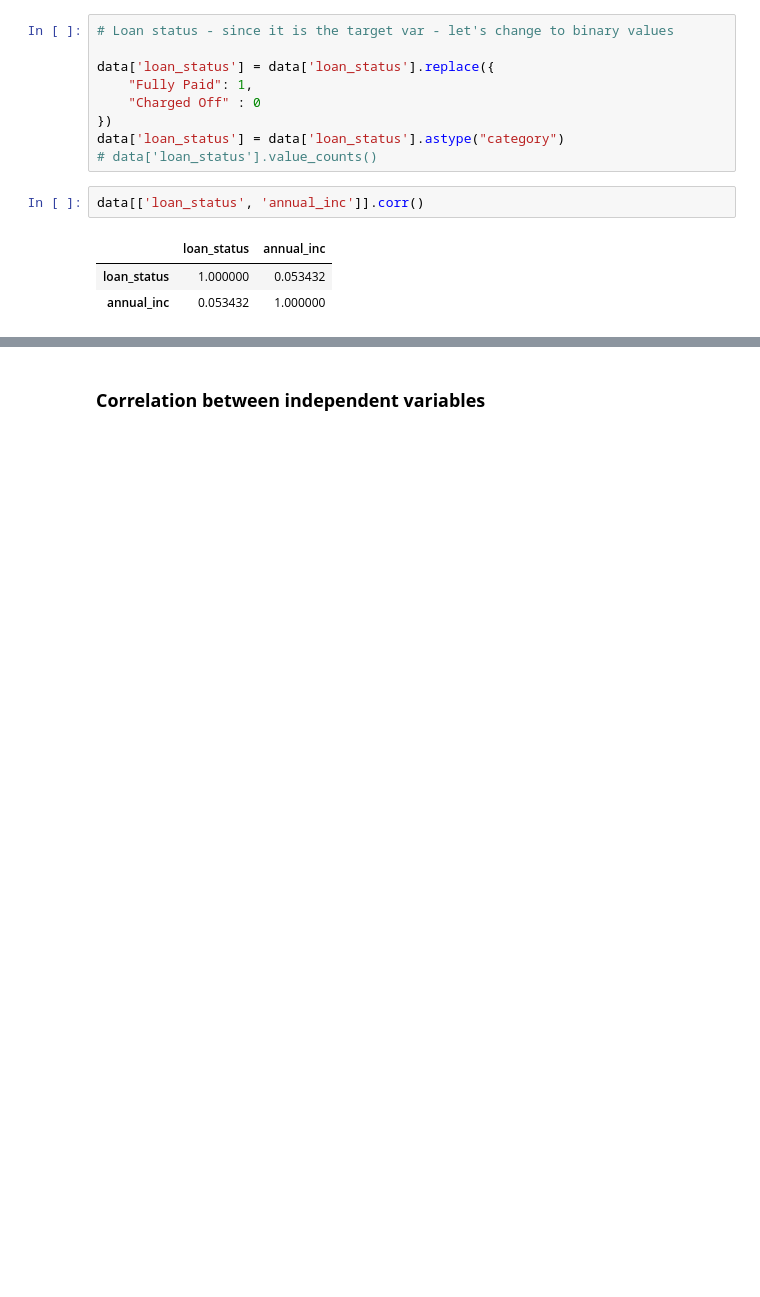
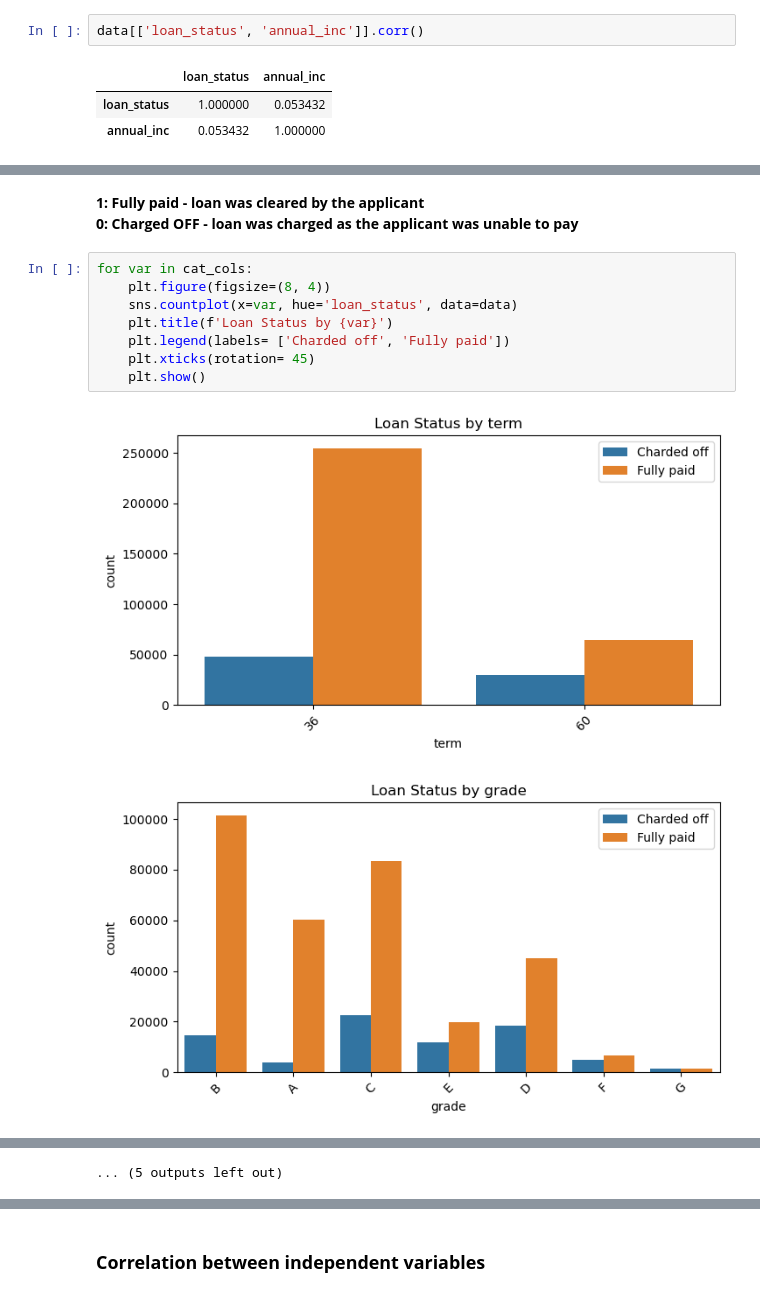
Before and after one commit to sayed-ashfaq/LoanTap_LogisticRegression, a Jupyter notebook: LoanTap_logistic_regression.ipynb, the cells around one changed output, grey strips where cells are left out. Saved outputs shown, nothing was run; the diff lists cells and outputs as text; blank space fills up the shorter version.

```diff
--- a/LoanTap_logistic_regression.ipynb
+++ b/LoanTap_logistic_regression.ipynb
@@ -824,12 +836,3 @@ plt.show()
-# %%
-# Loan status - since it is the target var - let's change to binary values
-
-data['loan_status'] = data['loan_status'].replace({
-    "Fully Paid": 1,
-    "Charged Off" : 0
-})
-data['loan_status'] = data['loan_status'].astype("category")
-# data['loan_status'].value_counts()
 # %%
 data[['loan_status', 'annual_inc']].corr()
 # %% [output]
@@ -851,0 +864,14 @@ Index(['loan_amnt', 'term', 'int_rate', 'installment', 'grade', 'sub_grade',
+# %% [markdown]
+**1: Fully paid - loan was cleared by the applicant**<br>
+**0: Charged OFF - loan was charged as the applicant was unable to pay**
+# %%
+for var in cat_cols:
+    plt.figure(figsize=(8, 4))
+    sns.countplot(x=var, hue='loan_status', data=data)
+    plt.title(f'Loan Status by {var}')
+    plt.legend(labels= ['Charded off', 'Fully paid'])
+    plt.xticks(rotation= 45)
+    plt.show()
+# %% [output]
+[figure, added]
+[figure, added]
@@ -851,0 +888 @@ Index(['loan_amnt', 'term', 'int_rate', 'installment', 'grade', 'sub_grade',
+... (5 outputs left out)
```
Also changed, not shown: parts of 27 cells of this notebook.
